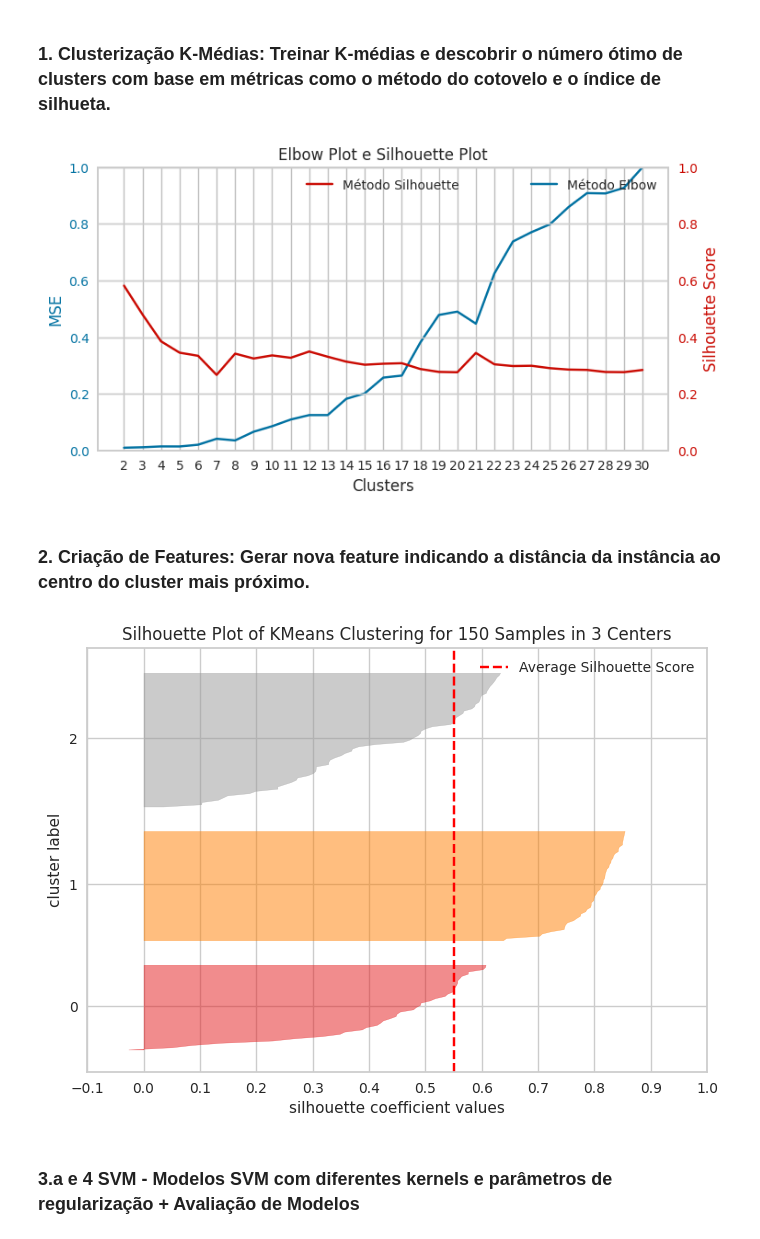
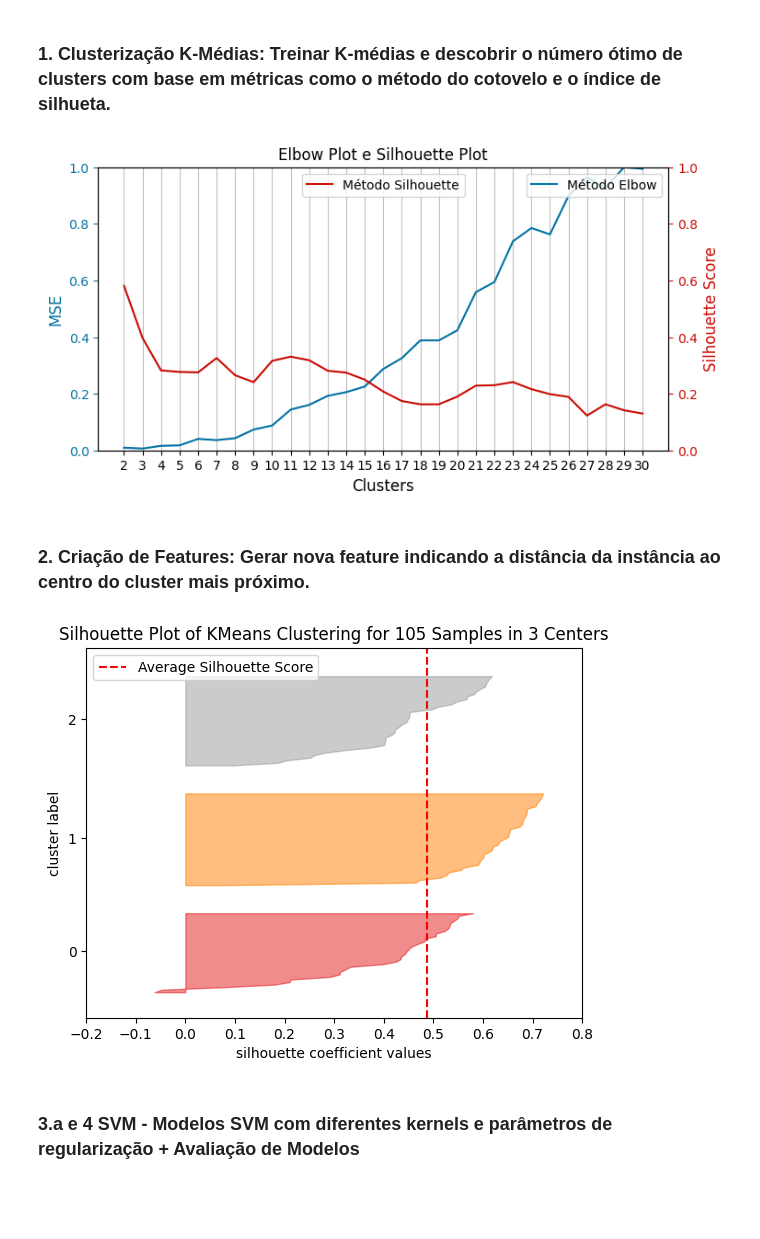
Before and after one commit to rodrigo1992-cmyk/Faculdade, a Jupyter notebook: Notebooks/rodrigo_mesquita_PB_TP4_V2.ipynb, the cells around one changed output. Drawn from its saved outputs; the diff is of its cells as text; code cells hidden in the pictures; blank space fills up the shorter version.

```diff
--- a/Notebooks/rodrigo_mesquita_PB_TP4_V2.ipynb
+++ b/Notebooks/rodrigo_mesquita_PB_TP4_V2.ipynb
@@ -53,18 +53,24 @@ from sklearn.ensemble import RandomForestClassifier
 #Após instalar o yellowbrick começou a dar erro de fonte, pois ele tenta usar uma fonte não disponível no ambiente, então tive de adicionar essa linha
 plt.rcParams['font.sans-serif'] = 'DejaVu Sans'
 # %%
-def treinar_kmeans(X,Y):
+def treinar_kmeans(X,Y, test_size):
     np.random.seed(42)
 
-    X_std = StandardScaler().fit_transform(X)
+    #A função recebe 2 conjuntos de testes distintos, o que original e o que possui a feature de distância calculada pelo K-Means
+    x_train, x_test, y_train, y_test = train_test_split(X, Y, test_size = test_size, random_state=20)
+
+    #Normalizar os dados utilizando o StandardScaler
+    Scaler = StandardScaler()
+    x_train = Scaler.fit_transform(x_train)
+    x_test = Scaler.transform(x_test)
 
     #Treinar o Kmeans e iterar com diferentes valores de K para avaliar a quantidade idade, utilizando os métodos elbow e silhouette
     elbow, silhouette = {},{}
     for k in range(2, 31, 1):
-        model = KMeans(n_clusters= k, max_iter=1000,n_init=1, random_state=42).fit(X_std)
-        preds = model.predict(X_std)
-        elbow[k] = mean_squared_error(Y,preds)
-        silhouette[k] = silhouette_score(X_std,preds)
+        model = KMeans(n_clusters= k, max_iter=1000,n_init=1, random_state=42).fit(x_train)
+        preds = model.predict(x_test)
+        elbow[k] = mean_squared_error(y_test,preds)
+        silhouette[k] = silhouette_score(x_test,preds)
 
     #Plortar os gráficos de Elbow e Silhouete
     maximo = max(elbow.values())
@@ -96,26 +102,30 @@ def treinar_kmeans(X,Y):
 
     plt.title('Elbow Plot e Silhouette Plot')
     plt.show()
+
+    return x_train, x_test, y_train, y_test
 # %% [markdown]
 ### 2.Criação de Features: Para cada instância nos conjuntos de treinamento e teste, será gerada uma nova feature indicando a distância da instância ao centro do cluster mais próximo. Este processo visa incorporar a estrutura de agrupamento dos dados como uma informação adicional para o modelo de aprendizado supervisionado.
 # %%
 #Função para criar os novos datasets com os valores de K determinados.
 
-def criar_feature(X,K):
+def criar_feature(x_train, x_test, K):
 
-    model = KMeans(n_clusters= K, max_iter=1000,n_init=1, random_state=42).fit(X)
+    model = KMeans(n_clusters= K, max_iter=1000,n_init=1, random_state=42).fit(x_train)
 
     #Uso "cluster_centers" para retornar as coordenadas do centro de cada cluster.
     cluster_centers = model.cluster_centers_
 
     #cdist retorna a distancia entre cada amostra e o centro de cada cluster e o np.min pega a menor distância (distância para o cluster mais próximo).
-    distances = np.min(cdist(X, cluster_centers), axis=1)
+    distances = np.min(cdist(x_train, cluster_centers), axis=1)
+    x_train_new = np.column_stack((x_train, distances))
 
-    X_New = np.column_stack((X, distances))
+    distances = np.min(cdist(x_test, cluster_centers), axis=1)
+    x_test_new = np.column_stack((x_test, distances))
 
     #Visualizar o Silhouette por cluster com o K escolhido
-    SilhouetteVisualizer(model).fit(X).show()
+    SilhouetteVisualizer(model).fit(x_train).show()
 
-    return X_New
+    return x_train_new, x_test_new
 # %% [markdown]
 ### 3.Modelo de ML: Serão treinados utilizando tanto o conjunto de features original quanto o conjunto de features expandido com as distâncias dos clusters. Use:
@@ -225,14 +226,14 @@ df = load_iris()
 X = df.data
 Y = df.target
 
-treinar_kmeans(X,Y)
+x_train, x_test, y_train, y_test = treinar_kmeans(X,Y, 0.3)
 # %% [output]
-[figure, old version]
+[figure, new version]
 # %% [markdown]
 ### 2. Criação de Features: Gerar nova feature indicando a distância da instância ao centro do cluster mais próximo.
 # %%
-X_New = criar_feature(X, K=3)
+x_train_new, x_test_new = criar_feature(x_train, x_test, K=3)
 # %% [output]
-[figure, old version]
+[figure, new version]
 # %% [markdown]
 ### 3.a e 4 SVM - Modelos SVM com diferentes kernels e parâmetros de regularização + Avaliação de Modelos
```
Also changed, not shown: parts of 28 cells of this notebook.
